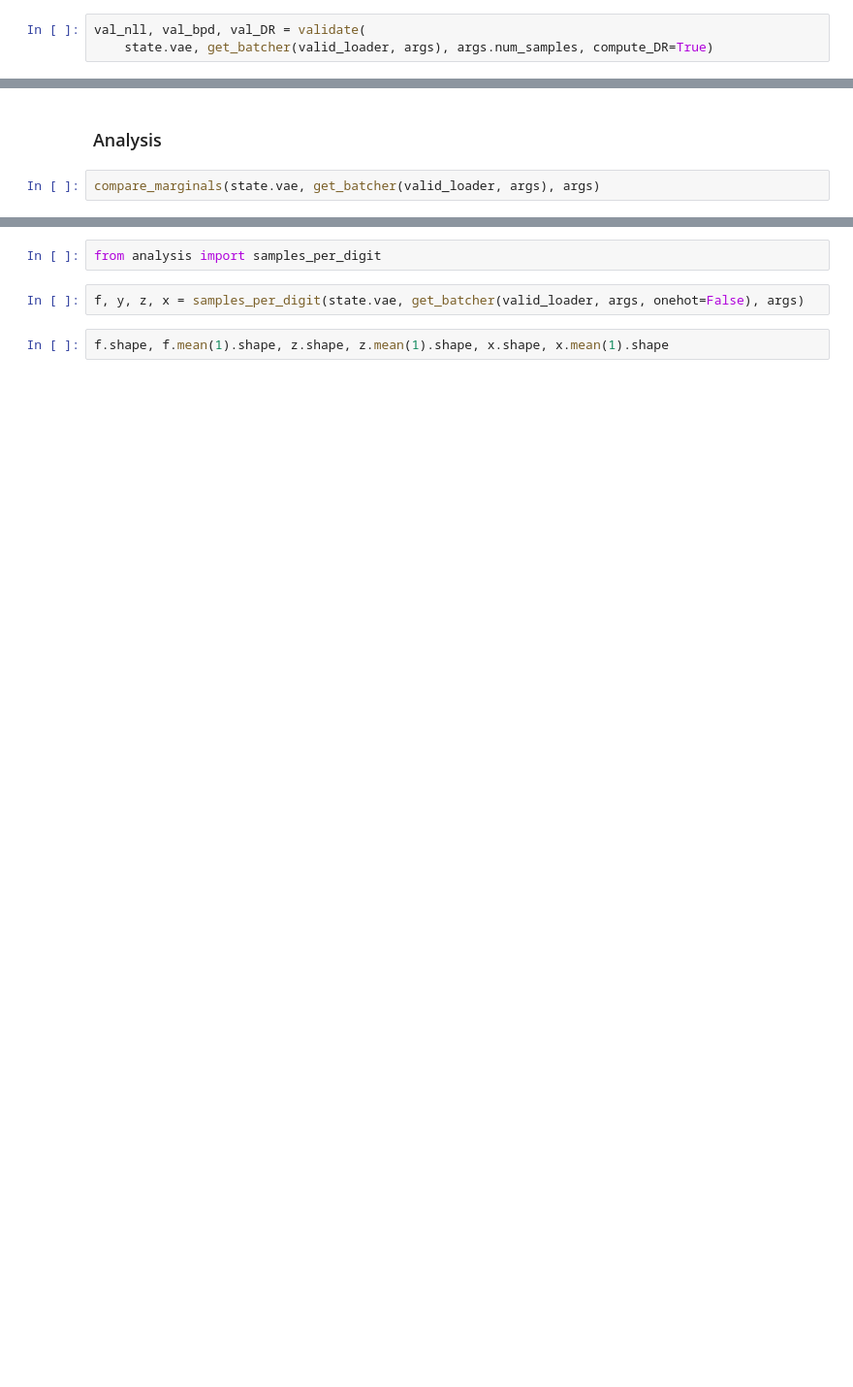
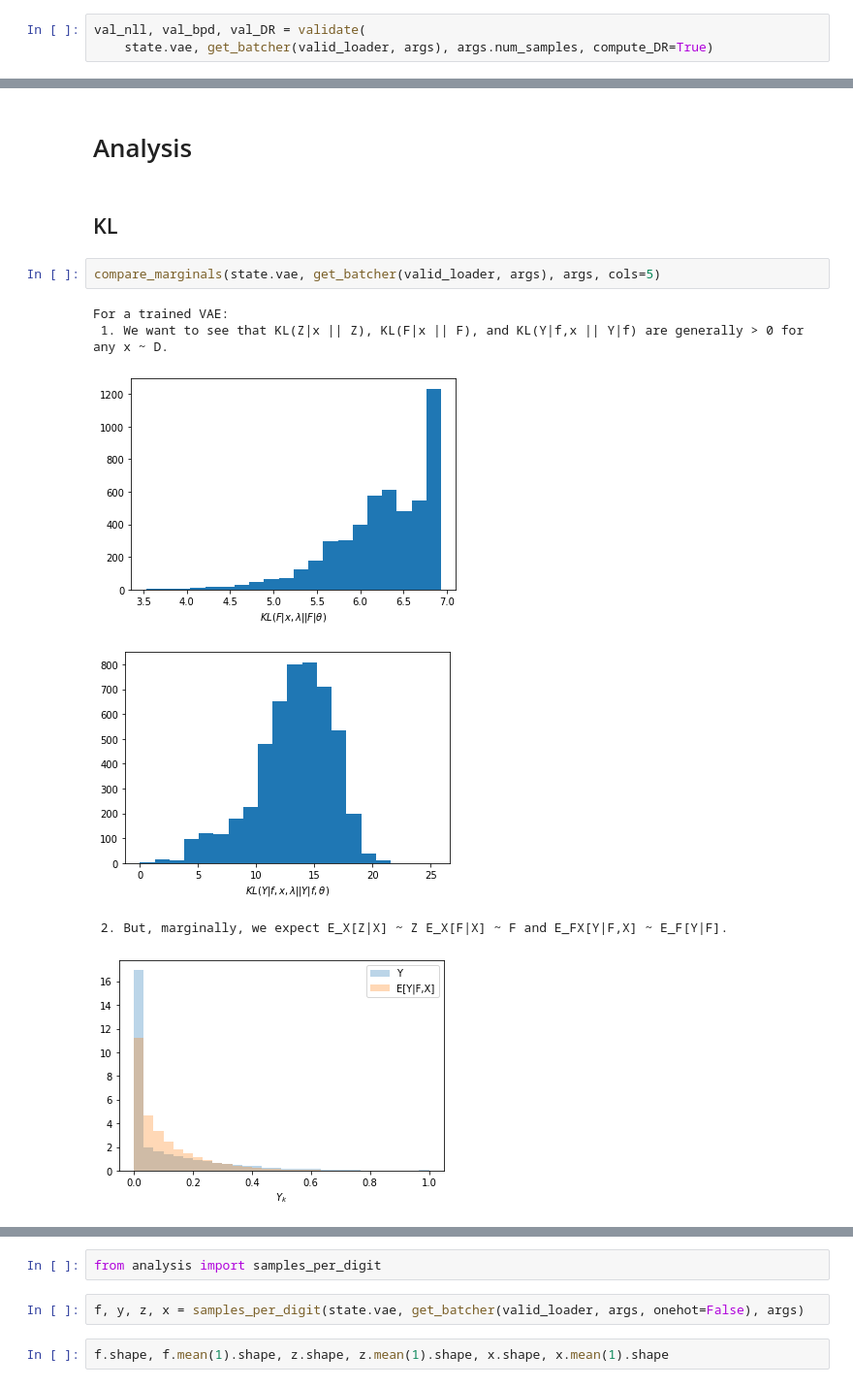
Before and after one commit to probabll/mixed-rv-vae, a Jupyter notebook: analysis.ipynb, the cells around one changed output, grey strips where cells are left out. Shown: that part at 97% size. Drawn from its saved outputs; the diff is of its cells as text; blank space fills up the shorter version.

Commit message:
exact marginalisation of F

```diff
--- a/analysis.ipynb
+++ b/analysis.ipynb
@@ -113,4 +160,13 @@ if state.vae.p.y_dim:
 # %% [markdown]
-### Analysis
+# Analysis
+# %% [markdown]
+## KL
 # %%
-compare_marginals(state.vae, get_batcher(valid_loader, args), args)
+compare_marginals(state.vae, get_batcher(valid_loader, args), args, cols=5)
+# %% [output]
+For a trained VAE:
+ 1. We want to see that KL(Z|x || Z), KL(F|x || F), and KL(Y|f,x || Y|f) are generally > 0 for any x ~ D.
+[figure, added]
+[figure, added]
+ 2. But, marginally, we expect E_X[Z|X] ~ Z E_X[F|X] ~ F and E_FX[Y|F,X] ~ E_F[Y|F].
+[figure, added]
```
Also changed, not shown: parts of 21 cells of this notebook, 6 other files.
